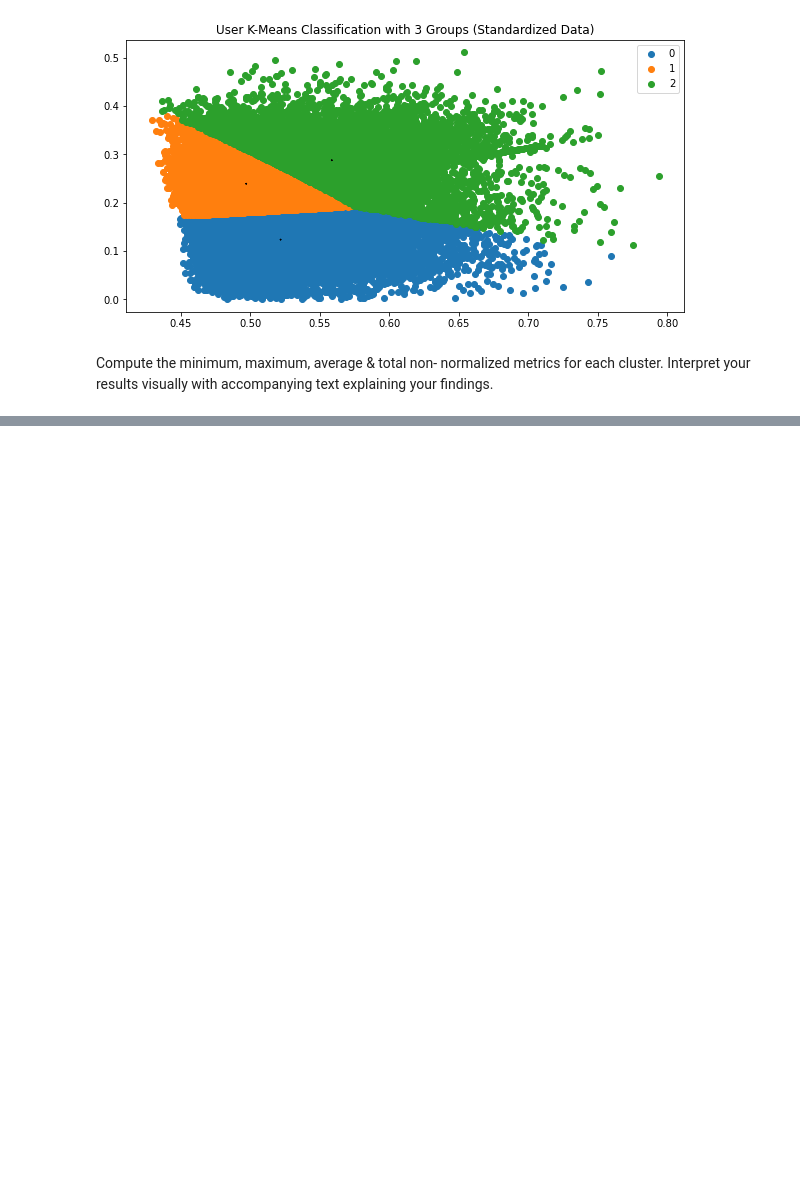
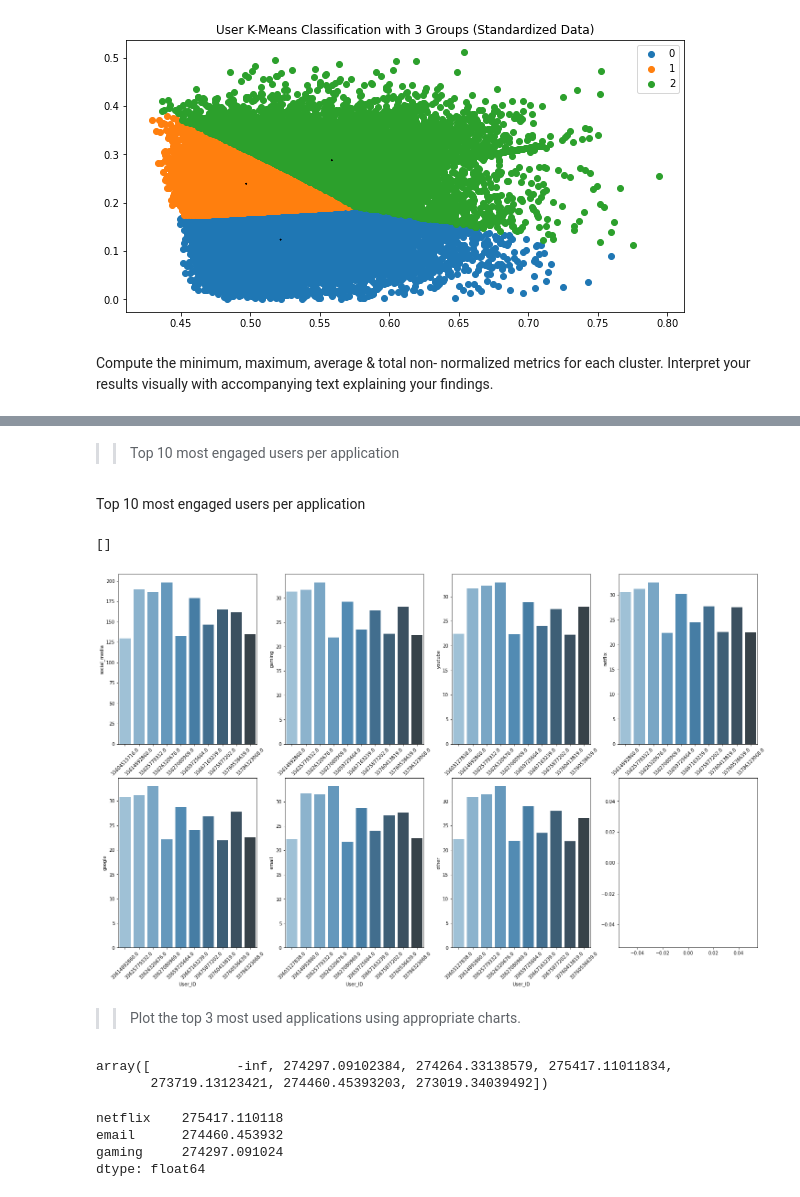
Before and after one commit to jedisam/Telecom-Data-Analysis, a Jupyter notebook: notebooks/userEngagementAnalysis.ipynb, the cells around one changed output, grey strips where cells are left out. Cells and saved outputs as stored; diff of their text form; code cells hidden in the pictures; blank space fills up the shorter version.

```diff
--- a/notebooks/userEngagementAnalysis.ipynb
+++ b/notebooks/userEngagementAnalysis.ipynb
@@ -258,0 +359,5 @@ Compute the minimum, maximum, average & total non- normalized metrics for each c
+# %% [markdown]
+>> Top 10 most engaged users per application
+# %%
+# Drop an outlier
+user_app_usage.drop(33663706799.0, axis=0, inplace=True)
@@ -258,0 +372,47 @@ Compute the minimum, maximum, average & total non- normalized metrics for each c
+# %%
+social_media_df = pd.DataFrame()
+social_media_df['User_ID'] = social_media.index
+social_media_df['social_media'] = social_media.values
+gaming_df = pd.DataFrame()
+gaming_df['User_ID'] = gaming.index
+gaming_df['gaming'] = gaming.values
+youtube_df = pd.DataFrame()
+youtube_df['User_ID'] = youtube.index
+youtube_df['youtube'] = youtube.values
+
+netflix_df = pd.DataFrame()
+netflix_df['User_ID'] = netflix.index
+netflix_df['netflix'] = netflix.values
+google_df = pd.DataFrame()
+google_df['User_ID'] = google.index
+google_df['google'] = google.values
+email_df = pd.DataFrame()
+email_df['User_ID'] = email.index
+email_df['email'] = email.values
+others_df = pd.DataFrame()
+others_df['User_ID'] = other.index
+others_df['other'] = other.values
+# %% [markdown]
+Top 10 most engaged users per application
+# %%
+f, axes = plt.subplots(2, 4, figsize=(25, 15))
+ax1 = sns.barplot(data=social_media_df, x='User_ID', orient='v', y='social_media', ax=axes[0,0], palette='Blues_d')
+ax2 = sns.barplot(data=gaming_df, x='User_ID',orient='v', y='gaming', ax=axes[0,1], palette='Blues_d')
+ax3 = sns.barplot(data=youtube_df, x='User_ID',orient='v', y='youtube', ax=axes[0,2], palette='Blues_d')
+ax4 = sns.barplot(data=netflix_df, x='User_ID',orient='v', y='netflix', ax=axes[0,3], palette='Blues_d')
+ax5 = sns.barplot(data=google_df, x='User_ID',orient='v', y='google', ax=axes[1,0], palette='Blues_d')
+ax6 = sns.barplot(data=email_df, x='User_ID',orient='v', y='email', ax=axes[1,1], palette='Blues_d')
+ax7 = sns.barplot(data=others_df, x='User_ID',orient='v', y='other', ax=axes[1,2], palette='Blues_d')
+ax1.set_xticklabels(ax1.xaxis.get_majorticklabels(), rotation=45)
+ax2.set_xticklabels(ax2.xaxis.get_majorticklabels(), rotation=45)
+ax3.set_xticklabels(ax3.xaxis.get_majorticklabels(), rotation=45)
+ax4.set_xticklabels(ax4.xaxis.get_majorticklabels(), rotation=45)
+ax5.set_xticklabels(ax5.xaxis.get_majorticklabels(), rotation=45)
+ax6.set_xticklabels(ax6.xaxis.get_majorticklabels(), rotation=45)
+ax7.set_xticklabels(ax7.xaxis.get_majorticklabels(), rotation=45)
+plt.plot()
+# %% [output]
+[]
+[figure, added]
+# %% [markdown]
+>> Plot the top 3 most used applications using appropriate charts.
@@ -258,0 +421,5 @@ Compute the minimum, maximum, average & total non- normalized metrics for each c
+# %%
+top_used_applications.values
+# %% [output]
+array([           -inf, 274297.09102384, 274264.33138579, 275417.11011834,
+       273719.13123421, 274460.45393203, 273019.34039492])
@@ -258,0 +428,7 @@ Compute the minimum, maximum, average & total non- normalized metrics for each c
+# %%
+top_3_used
+# %% [output]
+netflix    275417.110118
+email      274460.453932
+gaming     274297.091024
+dtype: float64
```
Also changed, not shown: parts of 32 cells of this notebook, 6 other files.
